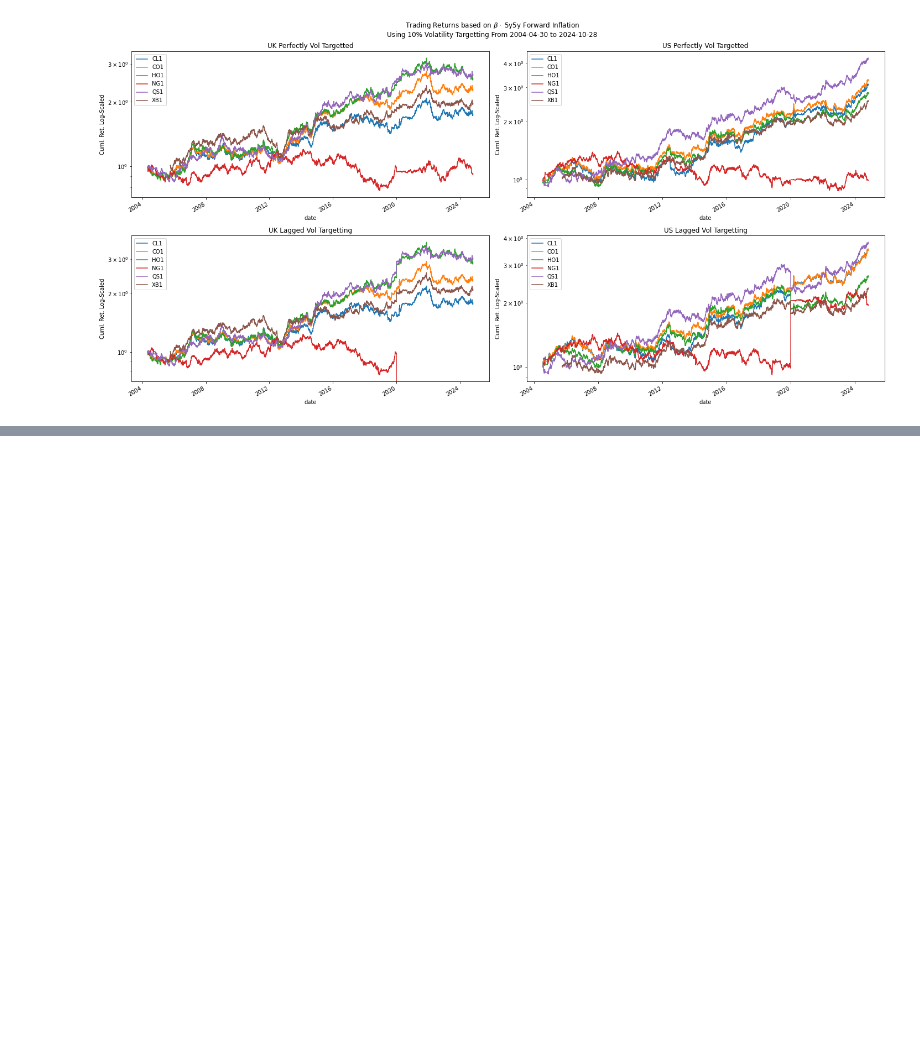
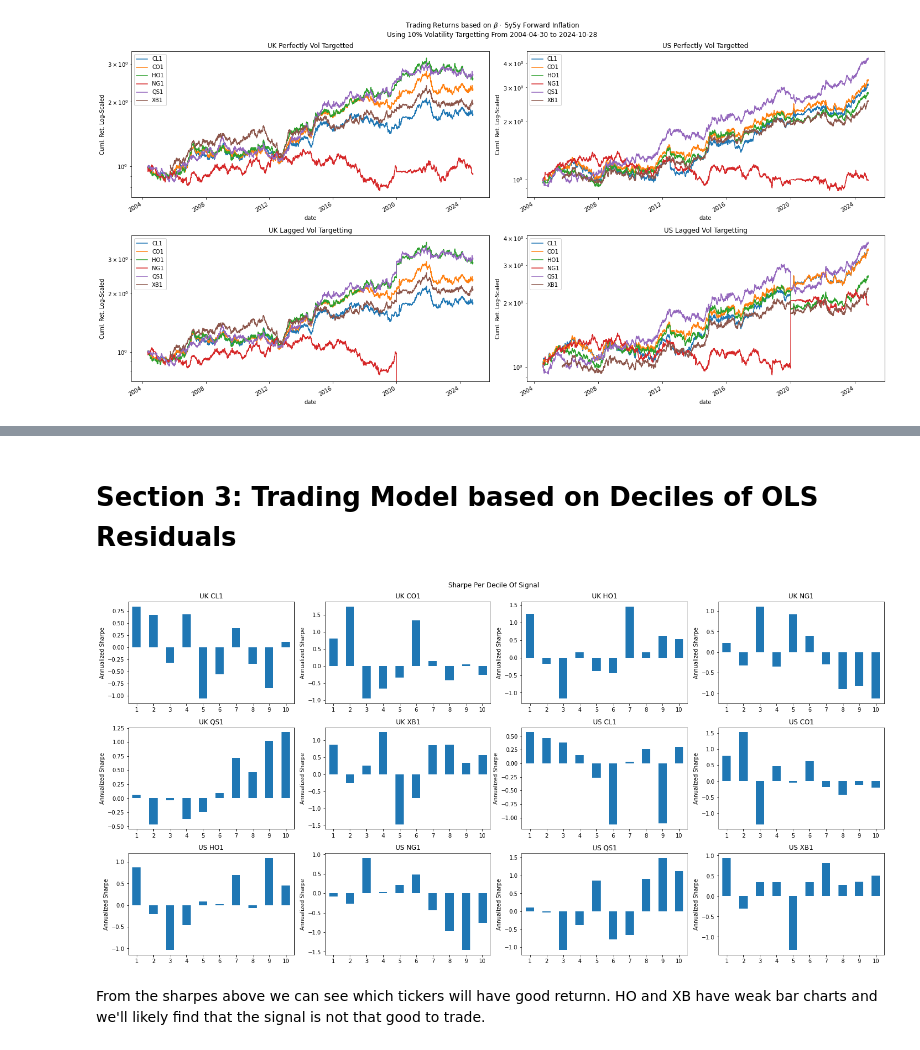
Before and after one commit to diegodalvarez/CommodityForwardInflation, a Jupyter notebook: 1OLS.ipynb, the cells around one changed output, grey strips where cells are left out. Drawn from its saved outputs; the diff is of its cells as text; code cells hidden in the pictures; blank space fills up the shorter version.

```diff
--- a/1OLS.ipynb
+++ b/1OLS.ipynb
@@ -105,0 +270,35 @@ plt.tight_layout()
+# %% [markdown]
+# Section 3: Trading Model based on Deciles of OLS Residuals
+# %%
+df_decile_sharpe = (df_ols[
+    ["group_var", "decile", "fut_rtn"]].
+    dropna().
+    groupby(["group_var", "decile"]).
+    agg(lambda x: x.mean() / x.std() * np.sqrt(252)).
+    reset_index().
+    rename(columns = {"fut_rtn": "sharpe"}))
+# %%
+group_vars = df_decile_sharpe.group_var.drop_duplicates().sort_values().to_list()
+fig, axes  = plt.subplots(ncols = 4, nrows = 3, figsize = (20,10))
+
+for group_var, ax in zip(group_vars, axes.flatten()):
+
+    (df_decile_sharpe.query(
+        "group_var == @group_var").
+         set_index("decile")
+        [["sharpe"]].
+        plot(
+            ax     = ax,
+            kind   = "bar",
+            ylabel = "Annualized Sharpe",
+            title  = group_var,
+            xlabel = "",
+            rot    = 0,
+            legend = False))
+
+fig.suptitle("Sharpe Per Decile Of Signal")
+plt.tight_layout()
+# %% [output]
+[figure, added]
+# %% [markdown]
+From the sharpes above we can see which tickers will have good returnn. HO and XB have weak bar charts and we'll likely find that the signal is not that good to trade.
```
Also changed, not shown: parts of 25 cells of this notebook.
